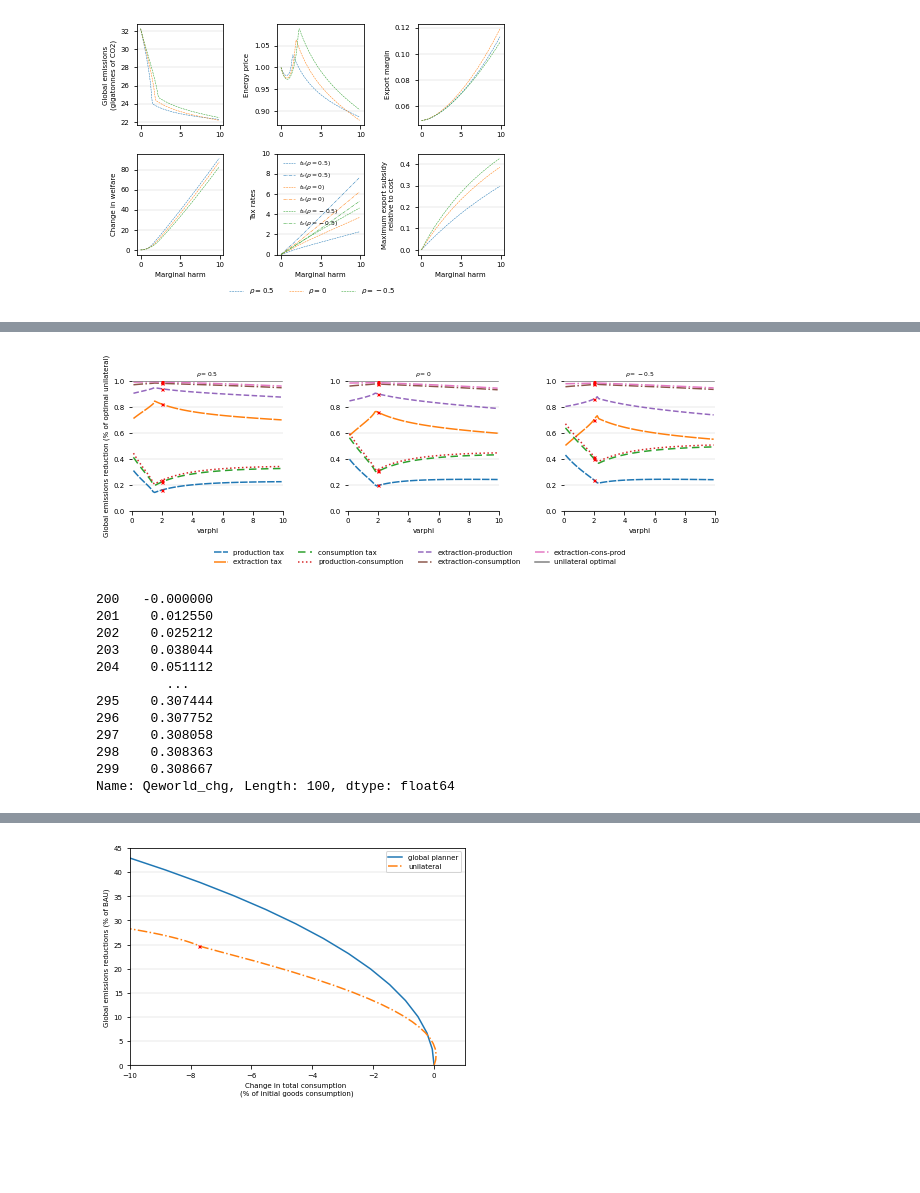
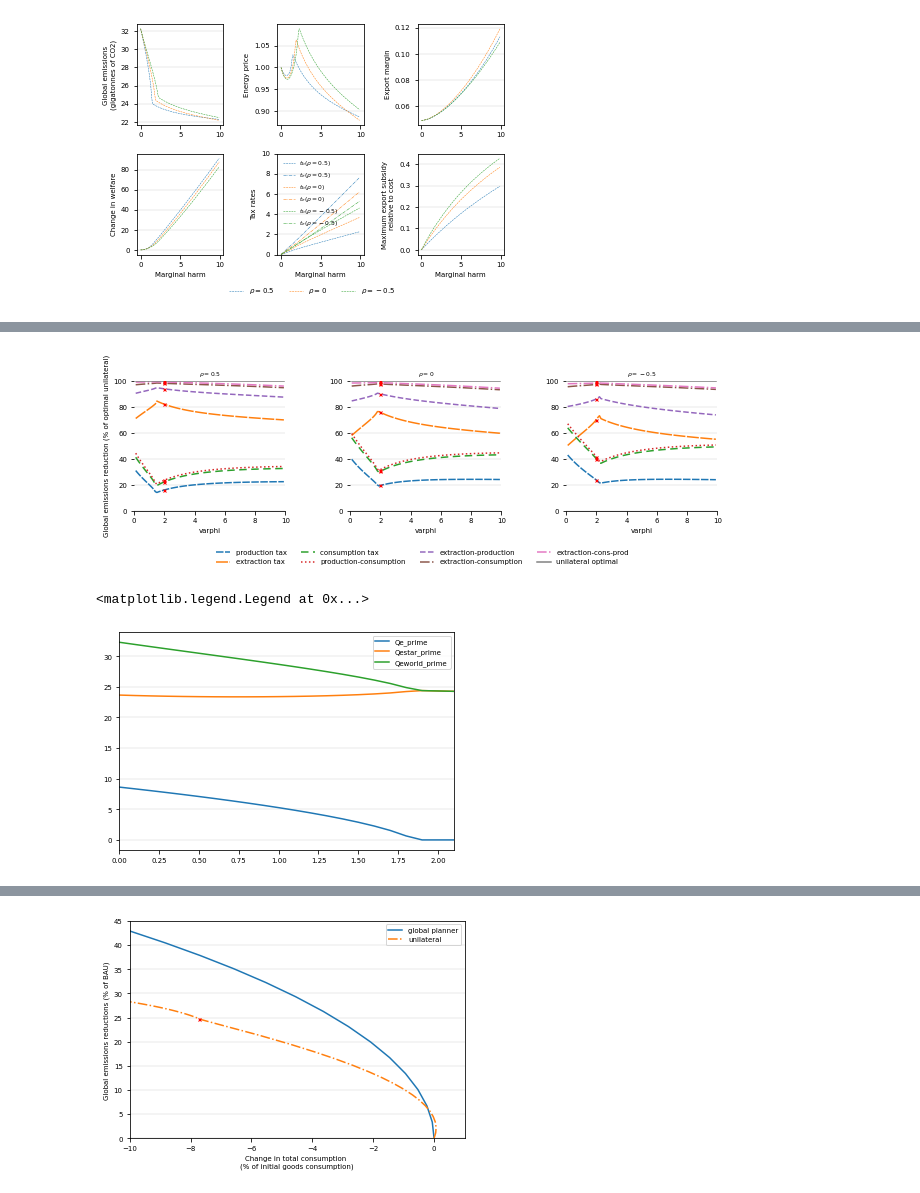
Before and after one commit to VoliCrank/Optimal-Unilateral-Carbon-Policy, a Jupyter notebook: Data/codes/plots_ces.ipynb, the cells around one changed output, grey strips where cells are left out. Drawn from its saved outputs; the diff is of its cells as text; code cells hidden in the pictures; blank space fills up the shorter version.

```diff
--- a/Data/codes/plots_ces.ipynb
+++ b/Data/codes/plots_ces.ipynb
@@ -216,40 +191,35 @@ plt.savefig(plot_root + '/sig0/fig4.pdf', format='pdf', bbox_inches = 'tight')
 # %%
 fig, (ax1, ax2, ax3) = plt.subplots(1, 3)
 ax1.set_position([.1, .4, .35, .45])
 ax2.set_position([.6, .4, .35, .45])
 ax3.set_position([1.1, .4, .35, .45])
 #ax2.plot(df4['welfare_noexternality'], df4['Qeworld_chg'], linestyle = 'solid', label = 'global planner', color = "purple")
 
-plot_tax(fig, [df1, df2,df3], xlow = 0, xhigh =10, yhigh = 1, varphi = 20, x = 'varphi', y = 'ratio')
+plot_tax(fig, [df1, df2,df3], xlow = 0, xhigh =10, yhigh = 100, varphi = 20, x = 'varphi', y = 'ratio')
 # ylab = 'Global emissions reductions (% of BAU)'
 # xlab = 'Change in total consumption \n(% of initial goods consumption)'
 ylab = 'Global emissions reduction (% of optimal unilateral)'
 xlab = 'varphi'
 ax1.set_ylabel(ylab)
 ax1.set_xlabel(xlab)
 ax2.set_xlabel(xlab)
 ax3.set_xlabel(xlab)
 ax1.set_title(r"$\rho = 0.5$", fontsize=6)
 ax2.set_title(r"$\rho = 0$", fontsize=6)
 ax3.set_title(r"$\rho = -0.5$", fontsize=6)
 
 ax1.legend(loc='upper left', bbox_to_anchor=(0.5, -0.25),fancybox=True, shadow=False, ncol=4, frameon=False)
 
 plt.savefig(plot_root + '/sig0/fig4_ratio.pdf', format='pdf', bbox_inches = 'tight')
 # %% [output]
-[figure, old version]
+[figure, new version]
 # %%
-df7['Qeworld_chg']
+df_opt = df2[(df2['tax_sce']=='Unilateral') & (df2['region_scenario']==3)]
+plt.plot(df_opt['varphi'], df_opt['Qe_prime'], label = 'Qe_prime')
+plt.plot(df_opt['varphi'], df_opt['Qestar_prime'], label = 'Qestar_prime')
+plt.plot(df_opt['varphi'], df_opt['Qeworld_prime'], label = 'Qeworld_prime')
+plt.xlim(0,2.1)
+plt.legend()
 # %% [output]
-200   -0.000000
-201    0.012550
-202    0.025212
-203    0.038044
-204    0.051112
-         ...
-295    0.307444
-296    0.307752
-297    0.308058
-298    0.308363
-299    0.308667
-Name: Qeworld_chg, Length: 100, dtype: float64
+<matplotlib.legend.Legend at 0x...>
+[figure, added]
```
Also changed, not shown: parts of 10 cells of this notebook, 16 other files.
